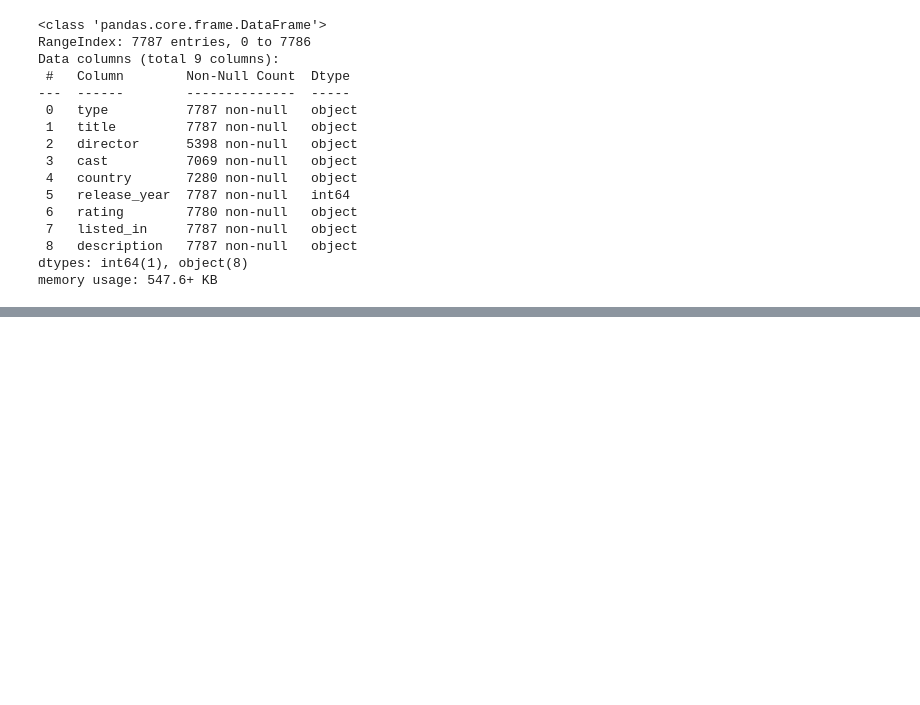
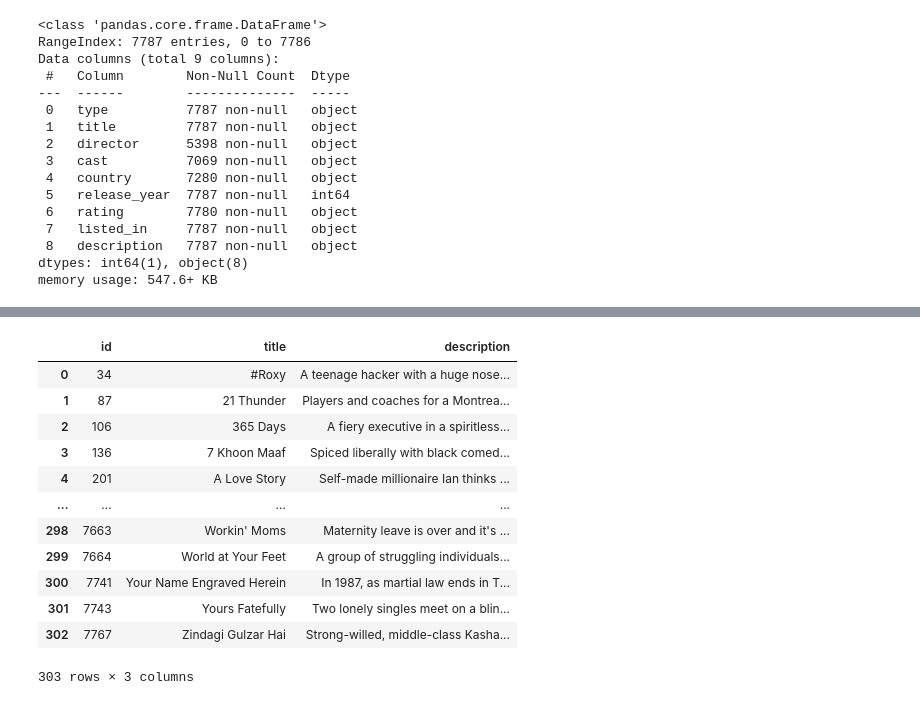
Before and after one commit to shivansh9770/Netflix-Movies-and-TV-show-Clustering, a Jupyter notebook: NETFLIX_MOVIES_AND_TV_SHOWS_CLUSTERING.ipynb, the cells around one changed output, grey strips where cells are left out. Saved outputs shown, nothing was run; the diff lists cells and outputs as text; code cells hidden in the pictures; blank space fills up the shorter version.

```diff
--- a/NETFLIX_MOVIES_AND_TV_SHOWS_CLUSTERING.ipynb
+++ b/NETFLIX_MOVIES_AND_TV_SHOWS_CLUSTERING.ipynb
@@ -940,0 +1008,18 @@ netflix_df.groupby('cluster')
+# %%
+cluster_9=pd.read_csv('/content/cluster9.csv')
+# %%
+cluster_9
+# %% [output]
+|  | id | title | description |
+| 0 | 34 | #Roxy | A teenage hacker with a huge nose... |
+| 1 | 87 | 21 Thunder | Players and coaches for a Montrea... |
+| 2 | 106 | 365 Days | A fiery executive in a spiritless... |
+| 3 | 136 | 7 Khoon Maaf | Spiced liberally with black comed... |
+| 4 | 201 | A Love Story | Self-made millionaire Ian thinks ... |
+| ... | ... | ... | ... |
+| 298 | 7663 | Workin' Moms | Maternity leave is over and it's ... |
+| 299 | 7664 | World at Your Feet | A group of struggling individuals... |
+| 300 | 7741 | Your Name Engraved Herein | In 1987, as martial law ends in T... |
+| 301 | 7743 | Yours Fatefully | Two lonely singles meet on a blin... |
+| 302 | 7767 | Zindagi Gulzar Hai | Strong-willed, middle-class Kasha... |
+303 rows × 3 columns
```
Also changed, not shown: parts of 15 cells of this notebook.
